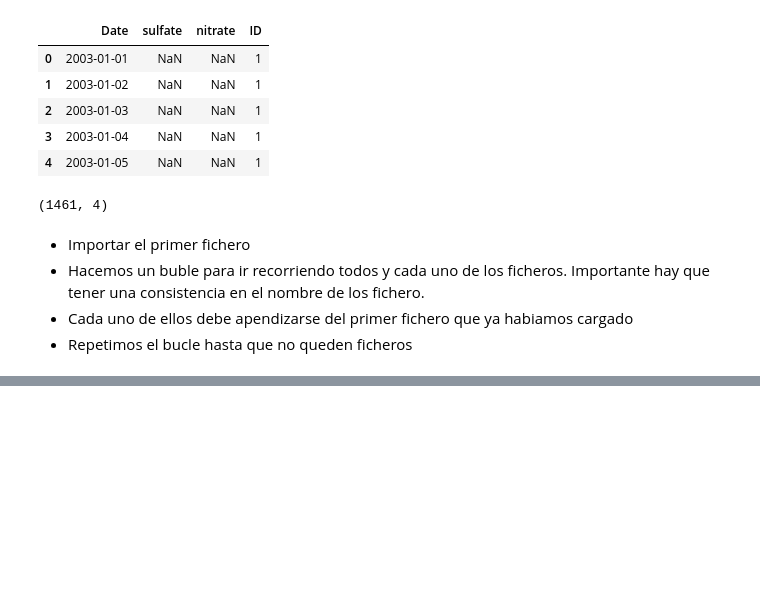
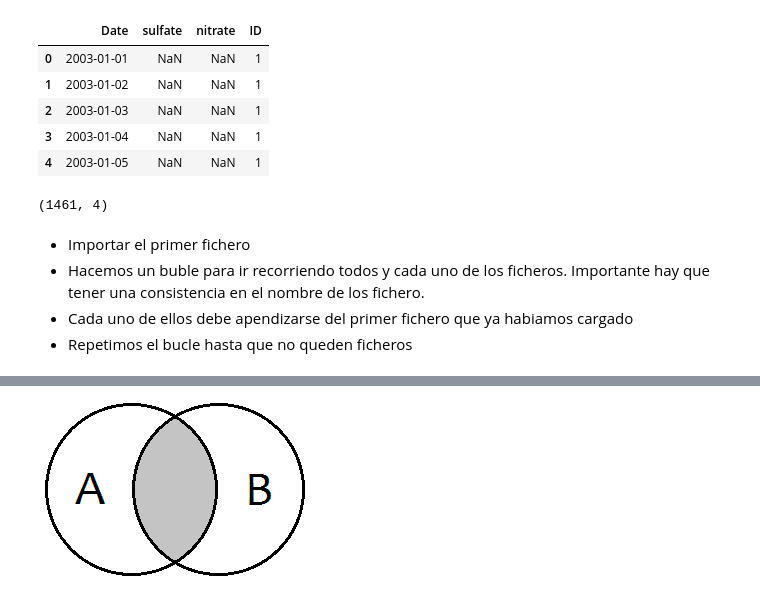
Before and after one commit to Manuelmontas02/python-ml-course, a Jupyter notebook: notebooks_propios/T2-3-Data Cleaning - Concatenacion de datos.ipynb, the cells around one changed output, grey strips where cells are left out. Drawn from its saved outputs; the diff is of its cells as text; code cells hidden in the pictures; blank space fills up the shorter version.

```diff
--- a/notebooks_propios/T2-3-Data Cleaning - Concatenacion de datos.ipynb
+++ b/notebooks_propios/T2-3-Data Cleaning - Concatenacion de datos.ipynb
@@ -122,0 +350,4 @@ OSError: [Errno 22] Invalid argument: '..\\datasets\\distributed-data\x01.csv'
+# %%
+Image(filename = r"..\notebooks\resources\inner-join.png")
+# %% [output]
+[figure, added]
```
Also changed, not shown: parts of 61 cells of this notebook, 9 other files.
